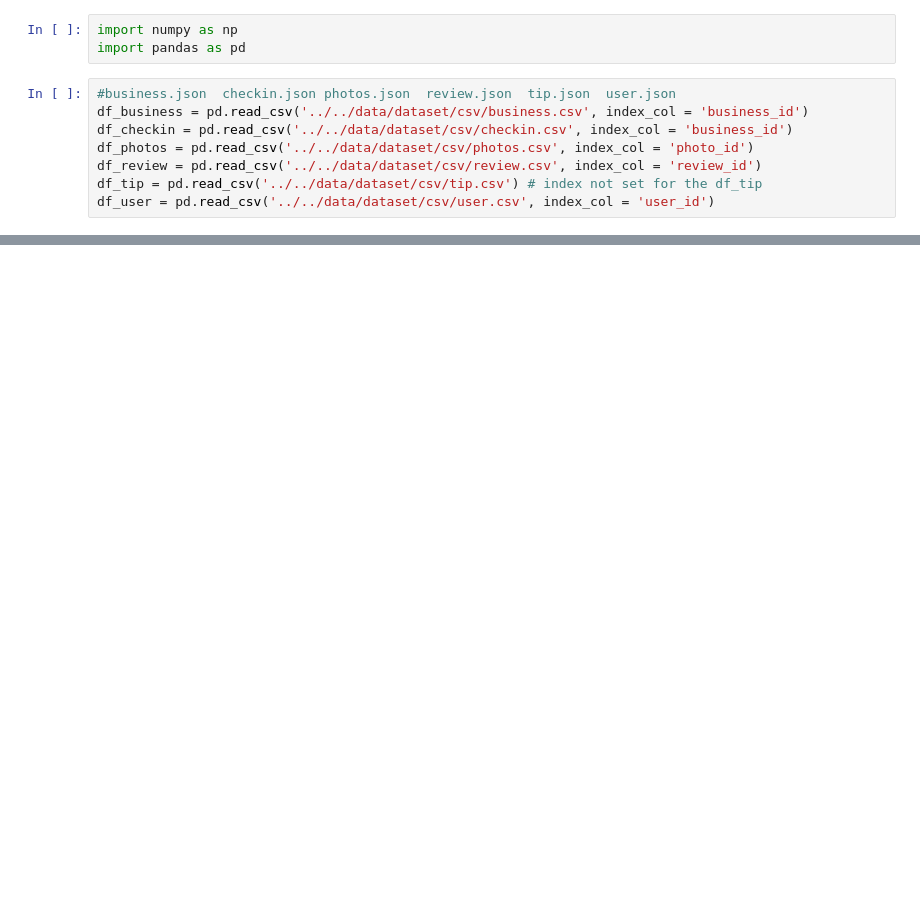
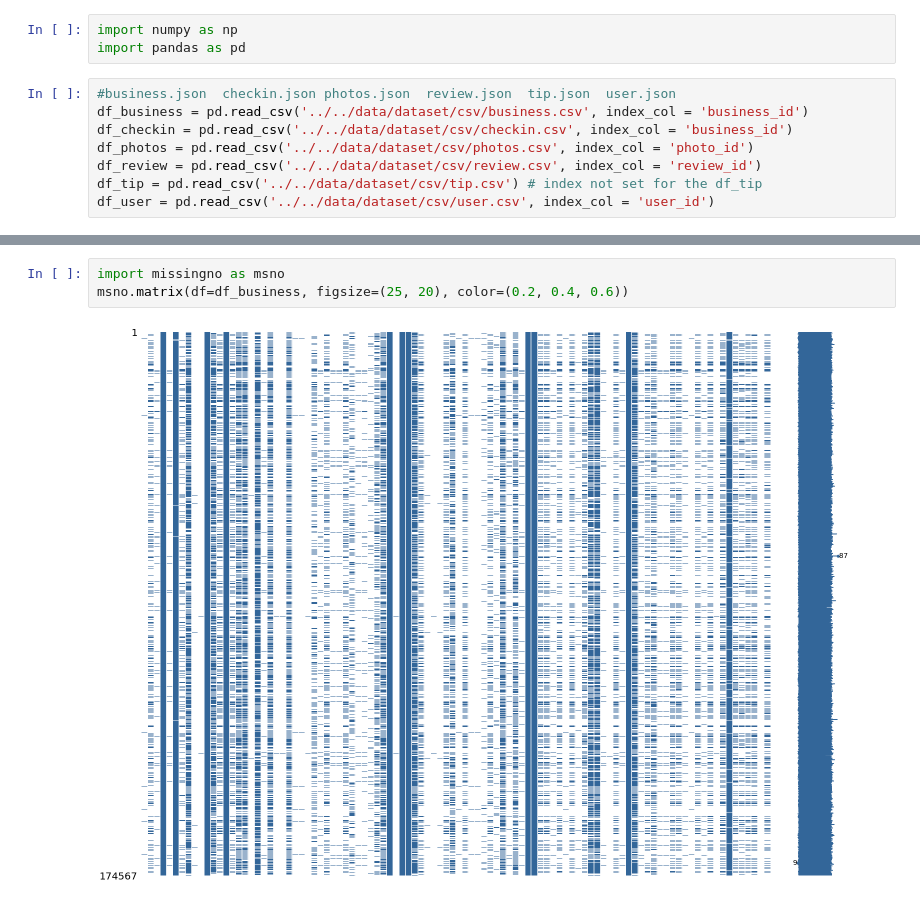
Before and after one commit to weihuacern/YelpDatasetChallenge, a Jupyter notebook: NoteBooks/BasicFeatureExplore.ipynb, the cells around one changed output, grey strips where cells are left out. Drawn from its saved outputs; the diff is of its cells as text; blank space fills up the shorter version.

```diff
--- a/NoteBooks/BasicFeatureExplore.ipynb
+++ b/NoteBooks/BasicFeatureExplore.ipynb
@@ -38,0 +42,5 @@ df_review.head()
+# %%
+import missingno as msno
+msno.matrix(df=df_business, figsize=(25, 20), color=(0.2, 0.4, 0.6))
+# %% [output]
+[figure, added]
```
Also changed, not shown: parts of 13 cells of this notebook, 1 other file.
